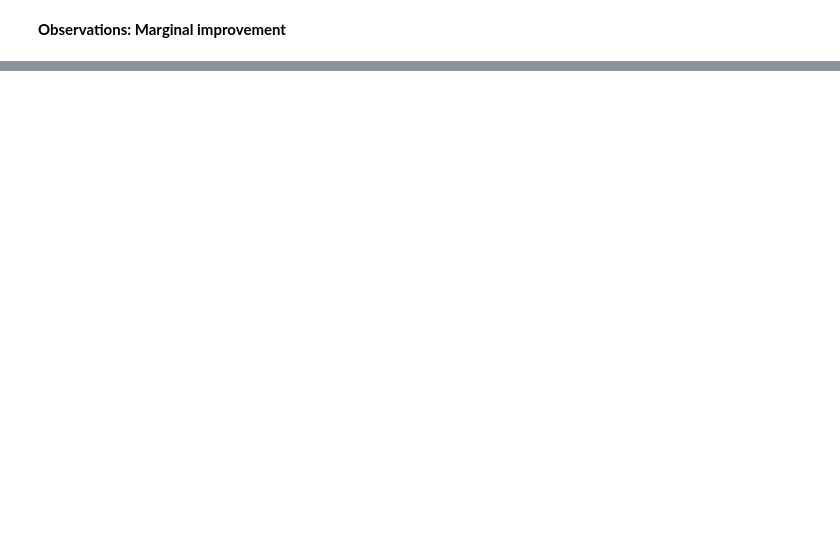
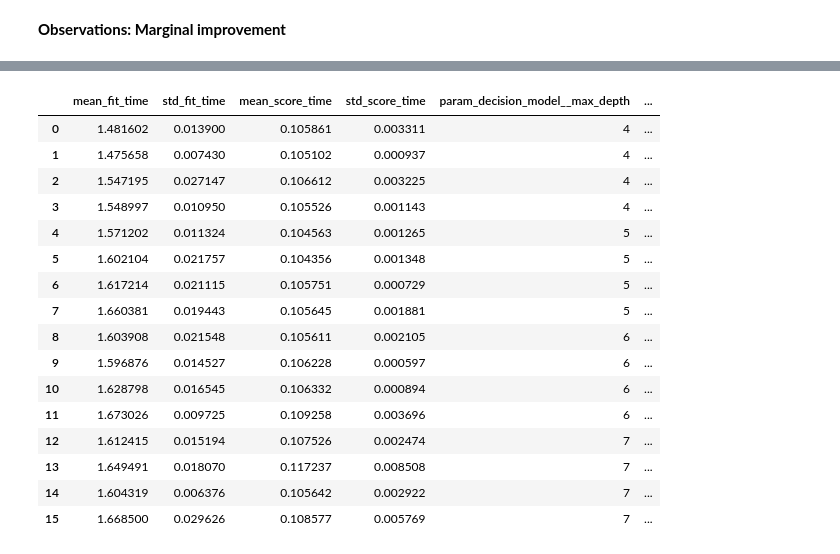
Before and after one commit to NK0901/InsurancePremiumPredictor, a Jupyter notebook: Insurance-Premium-Predictor.ipynb, the cells around one changed output, grey strips where cells are left out. Drawn from its saved outputs; the diff is of its cells as text; code cells hidden in the pictures; blank space fills up the shorter version.

Commit message:
Decision Trees

```diff
--- a/Insurance-Premium-Predictor.ipynb
+++ b/Insurance-Premium-Predictor.ipynb
@@ -450,0 +456,13 @@ RMSE: 859.7580634771024
+# %%
+pipeline = Pipeline([
+    ("preprocessing", preprocessing_pipeline),
+    ("decision_model", DecisionTreeRegressor())
+])
+# %%
+param_grid = {
+    "decision_model__max_depth": [4, 5, 6, 7],
+    "decision_model__max_leaf_nodes": [6, 7, 8, 9]
+}
+# %%
+grid_search = GridSearchCV(estimator=pipeline, cv=5, param_grid=param_grid, verbose=True)
+grid_search.fit(X_train, y_train)
@@ -450,0 +504,20 @@ RMSE: 859.7580634771024
+# %%
+pd.DataFrame(grid_search.cv_results_)
+# %% [output]
+|  | mean_fit_time | std_fit_time | mean_score_time | std_score_time | param_decision_model__max_depth | ... |
+| 0 | 1.481602 | 0.013900 | 0.105861 | 0.003311 | 4 | ... |
+| 1 | 1.475658 | 0.007430 | 0.105102 | 0.000937 | 4 | ... |
+| 2 | 1.547195 | 0.027147 | 0.106612 | 0.003225 | 4 | ... |
+| 3 | 1.548997 | 0.010950 | 0.105526 | 0.001143 | 4 | ... |
+| 4 | 1.571202 | 0.011324 | 0.104563 | 0.001265 | 5 | ... |
+| 5 | 1.602104 | 0.021757 | 0.104356 | 0.001348 | 5 | ... |
+| 6 | 1.617214 | 0.021115 | 0.105751 | 0.000729 | 5 | ... |
+| 7 | 1.660381 | 0.019443 | 0.105645 | 0.001881 | 5 | ... |
+| 8 | 1.603908 | 0.021548 | 0.105611 | 0.002105 | 6 | ... |
+| 9 | 1.596876 | 0.014527 | 0.106228 | 0.000597 | 6 | ... |
+| 10 | 1.628798 | 0.016545 | 0.106332 | 0.000894 | 6 | ... |
+| 11 | 1.673026 | 0.009725 | 0.109258 | 0.003696 | 6 | ... |
+| 12 | 1.612415 | 0.015194 | 0.107526 | 0.002474 | 7 | ... |
+| 13 | 1.649491 | 0.018070 | 0.117237 | 0.008508 | 7 | ... |
+| 14 | 1.604319 | 0.006376 | 0.105642 | 0.002922 | 7 | ... |
+| 15 | 1.668500 | 0.029626 | 0.108577 | 0.005769 | 7 | ... |
```
Also changed, not shown: parts of 21 cells of this notebook.
